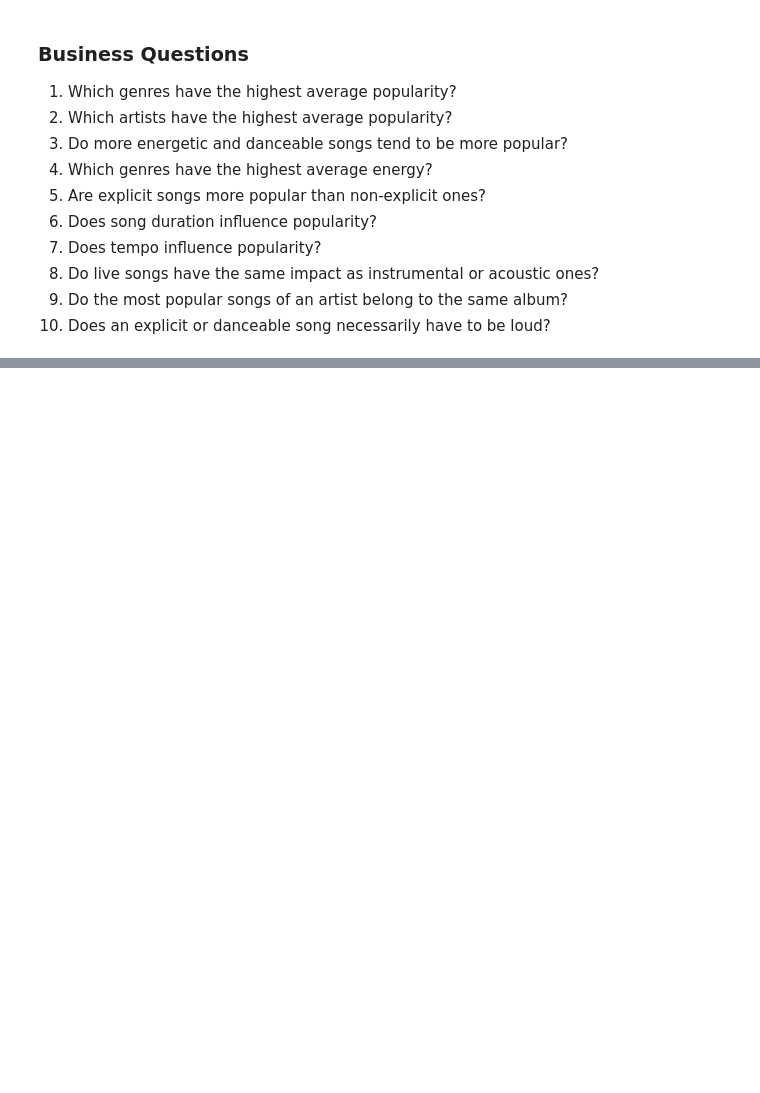
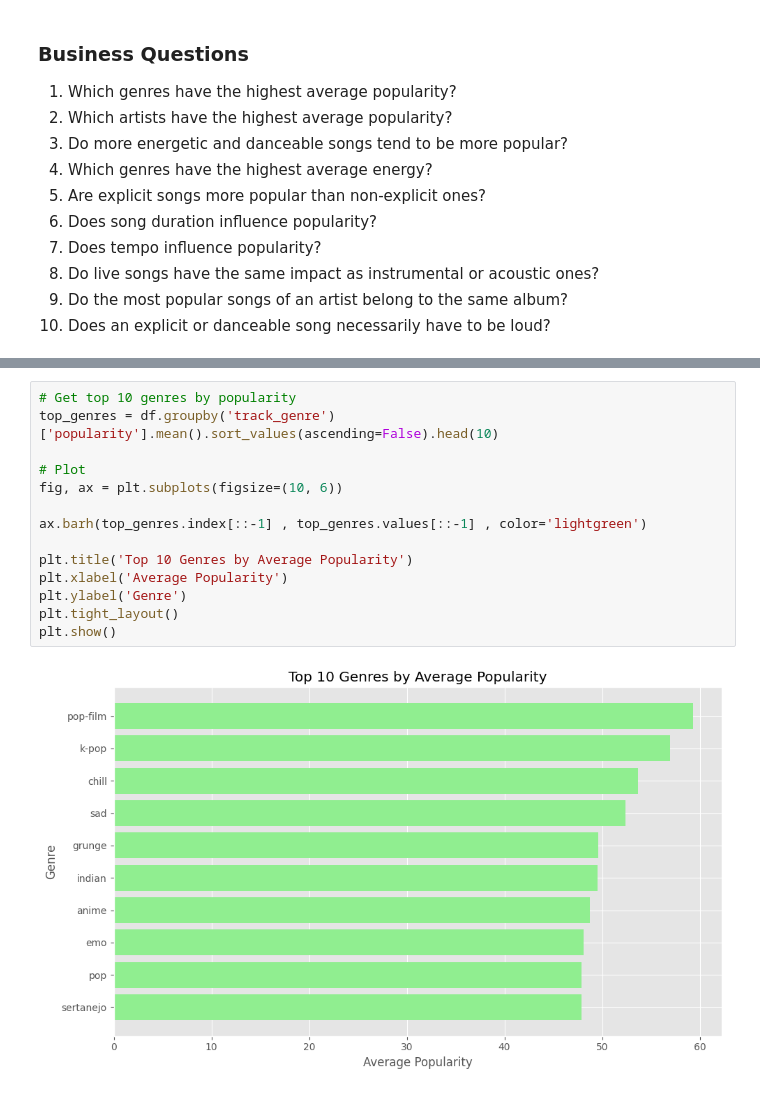
Before and after one commit to EmmanuelMG7/spotify-music-analysis, a Jupyter notebook: notebooks/01_exploration.ipynb, the cells around one changed output, grey strips where cells are left out. Drawn from its saved outputs; the diff is of its cells as text; blank space fills up the shorter version.

Commit message:
feat: add first EDA question - top genres by popularity

```diff
--- a/notebooks/01_exploration.ipynb
+++ b/notebooks/01_exploration.ipynb
@@ -131,0 +149,16 @@ Rows after dropping duplicates: 113,549
+# %%
+# Get top 10 genres by popularity
+top_genres = df.groupby('track_genre')['popularity'].mean().sort_values(ascending=False).head(10)
+
+# Plot
+fig, ax = plt.subplots(figsize=(10, 6))
+
+ax.barh(top_genres.index[::-1] , top_genres.values[::-1] , color='lightgreen')
+
+plt.title('Top 10 Genres by Average Popularity')
+plt.xlabel('Average Popularity')
+plt.ylabel('Genre')
+plt.tight_layout()
+plt.show()
+# %% [output]
+[figure, added]
```
Also changed, not shown: parts of 2 cells of this notebook.
